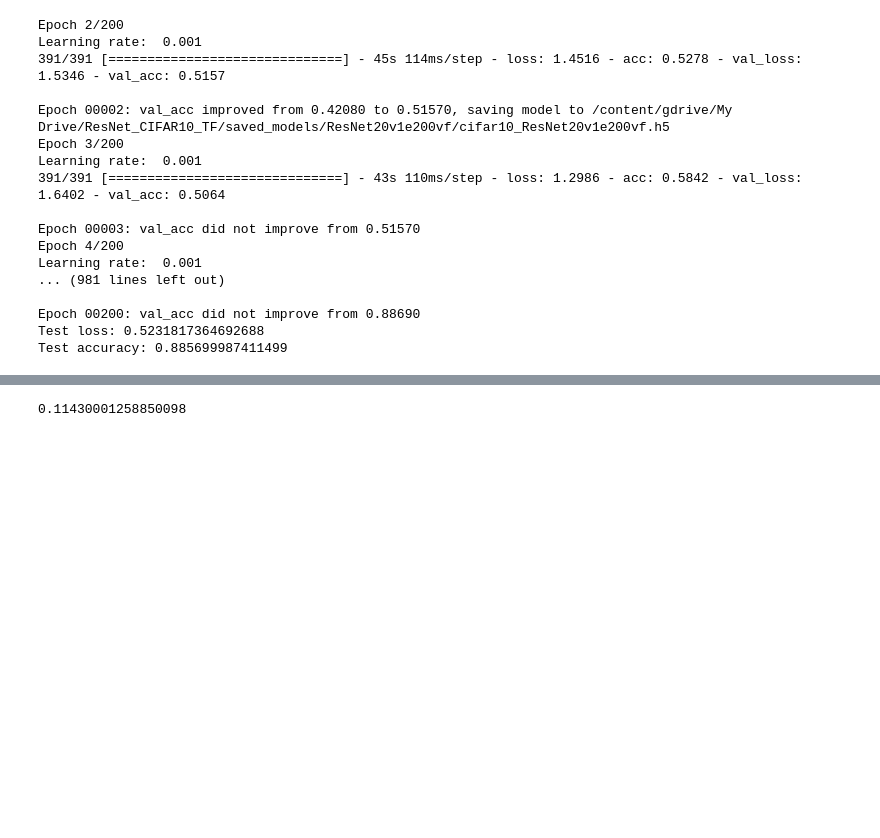
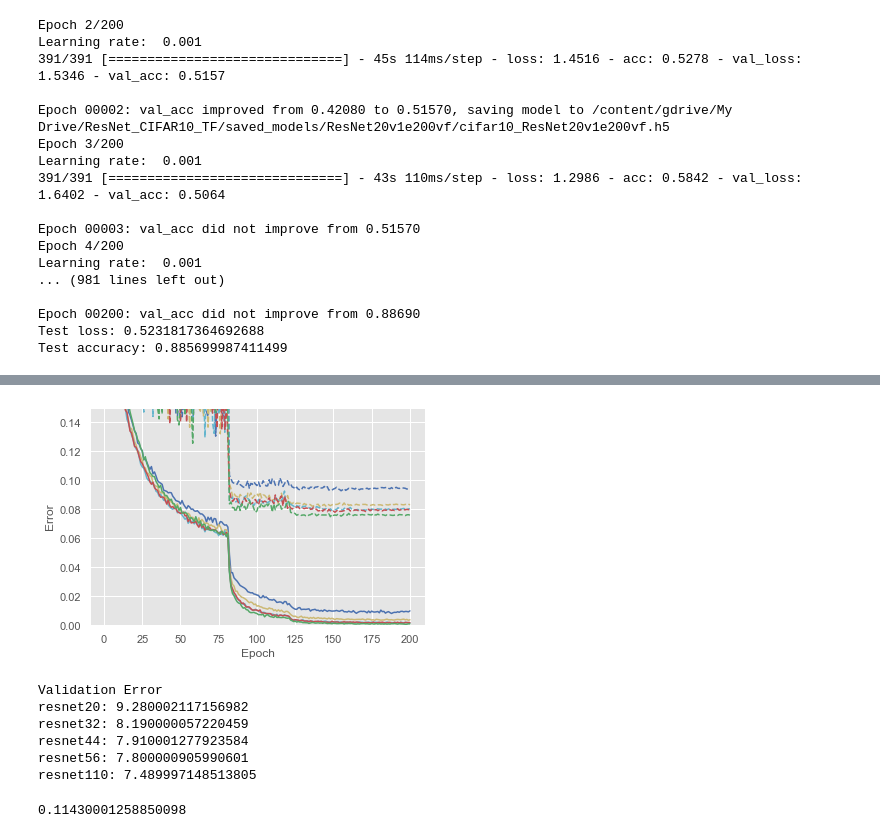
Before and after one commit to taeokimeng/networks, a Jupyter notebook: resnet/tensorflow/resnetv1v2_cifar10.ipynb, the cells around one changed output, grey strips where cells are left out. Drawn from its saved outputs; the diff is of its cells as text; code cells hidden in the pictures; blank space fills up the shorter version.

```diff
--- a/resnet/tensorflow/resnetv1v2_cifar10.ipynb
+++ b/resnet/tensorflow/resnetv1v2_cifar10.ipynb
@@ -571,3 +616,48 @@ plt.show()
+# %%
+plt.style.use("ggplot")
+plt.plot(range(1, EPOCH + 1),
+         1 - resnet20['acc'], 'b-')
+plt.plot(range(1, EPOCH + 1),
+         1 - resnet20['val_acc'], 'b--')
+plt.plot(range(1, EPOCH + 1),
+         1 - resnet32['acc'], 'y-')
+plt.plot(range(1, EPOCH + 1),
+         1 - resnet32['val_acc'], 'y--')
+plt.plot(range(1, EPOCH + 1),
+         1 - resnet44['acc'], 'c-')
+plt.plot(range(1, EPOCH + 1),
+         1 - resnet44['val_acc'], 'c--')
+plt.plot(range(1, EPOCH + 1),
+         1 - resnet56['acc'], 'r-')
+plt.plot(range(1, EPOCH + 1),
+         1 - resnet56['val_acc'], 'r--')
+plt.plot(range(1, EPOCH + 1),
+         1 - resnet110['acc'], 'g-')
+fig = plt.plot(range(1, EPOCH + 1),
+         1 - resnet110['val_acc'], 'g--')
+plt.ylabel('Error')
+plt.xlabel('Epoch')
+plt.ylim((0.0, 0.15))
+plt.savefig('ResNets_CIFAR10_Closeup.png', dpi=300)
+plt.show()
+# %% [output]
+[figure, added]
+# %%
+# resnet20, 32, 44, 56, 110
+resnets_acc = {'resnet20': resnet20['val_acc'].max(), 'resnet32': resnet32['val_acc'].max(),
+               'resnet44': resnet44['val_acc'].max(), 'resnet56': resnet56['val_acc'].max(),
+               'resnet110': resnet110['val_acc'].max()}
+
+print('Validation Error')
+for resnet, data in resnets_acc.items():
+    print(f'{resnet}: {(1 - data) * 100}')
+# %% [output]
+Validation Error
+resnet20: 9.280002117156982
+resnet32: 8.190000057220459
+resnet44: 7.910001277923584
+resnet56: 7.800000905990601
+resnet110: 7.489997148513805
 # %%
 last_err = 1 - history_df['val_acc'][-1:]
 float(last_err)
```
Also changed, not shown: parts of 6 cells of this notebook.
